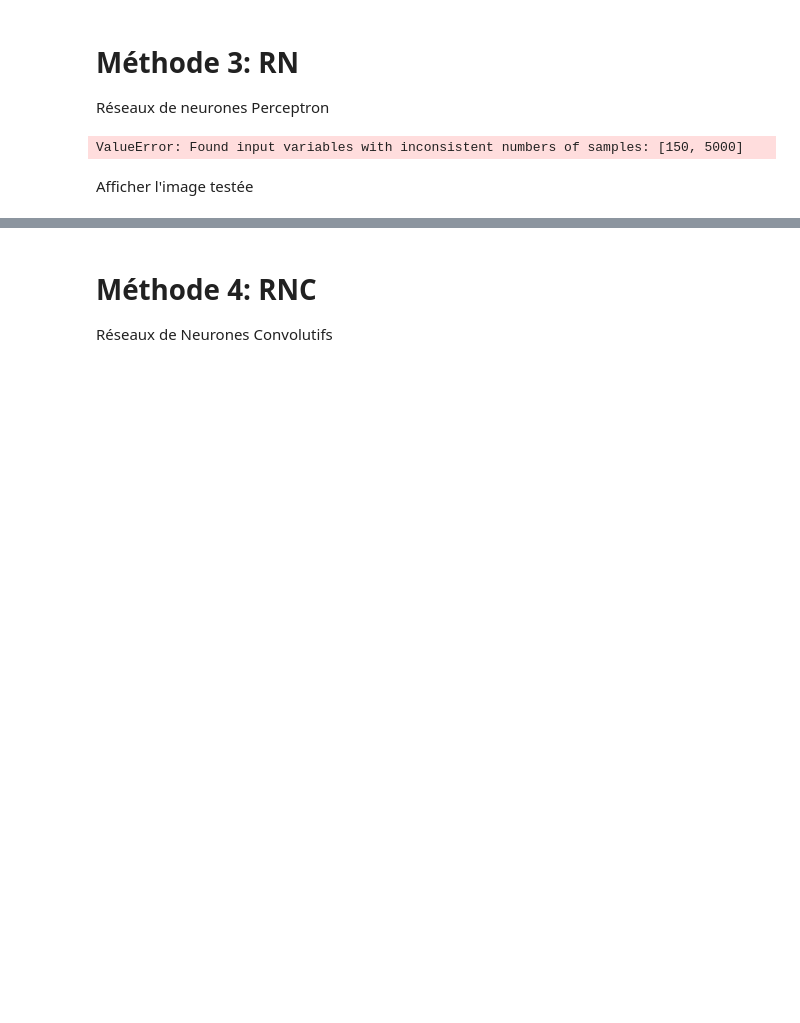
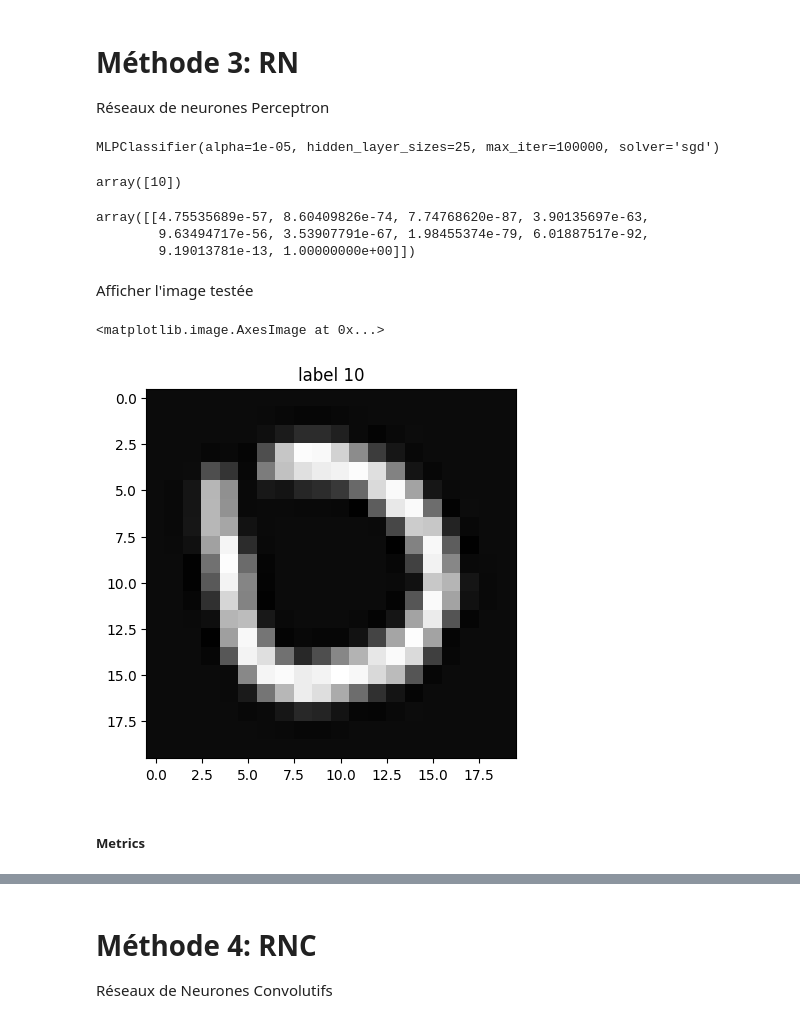
Before and after one commit to sarahmoussaoui/TP-Reseaux-de-Neurones, a Jupyter notebook: TP1/TP 1.ipynb, the cells around one changed output, grey strips where cells are left out. Cells and saved outputs as stored; diff of their text form; code cells hidden in the pictures; blank space fills up the shorter version.

```diff
--- a/TP1/TP 1.ipynb
+++ b/TP1/TP 1.ipynb
@@ -774,22 +682,33 @@ plt.imshow(a,cmap='gray')
 Réseaux de neurones Perceptron
 # %%
 model = MLPClassifier(solver='sgd', alpha=1e-5, hidden_layer_sizes=(25),max_iter=100000)
-Xt, Xtt, Yt, Ytt = train_test_split(X, Y, random_state=0, test_size=0.7)
-model.fit(Xt, Yt)
+X_train, X_train, Y_train, Y_train = train_test_split(X, Y, random_state=0, test_size=0.7)
+model.fit(X_train, Y_train)
 # %% [output]
-ValueError: Found input variables with inconsistent numbers of samples: [150, 5000]
+MLPClassifier(alpha=1e-05, hidden_layer_sizes=25, max_iter=100000, solver='sgd')
 # %%
 # Choisir un image de test
 c=0
 # %%
-model.predict([Xtt[c,:]])
+model.predict([X_train[c,:]])
+# %% [output]
+array([10])
 # %%
 # pour ROC, il faudra les probabilités:
-model.predict_proba([Xtt[c,:]])
+model.predict_proba([X_train[c,:]])
+# %% [output]
+array([[4.75535689e-57, 8.60409826e-74, 7.74768620e-87, 3.90135697e-63,
+        9.63494717e-56, 3.53907791e-67, 1.98455374e-79, 6.01887517e-92,
+        9.19013781e-13, 1.00000000e+00]])
 # %% [markdown]
 Afficher l'image testée
 # %%
-a = Xtt[c,:].reshape((20, 20))
+a = X_train[c,:].reshape((20, 20))
 a=np.transpose(a)
-plt.title('label '+ str(Ytt[c]))
+plt.title('label '+ str(Y_train[c]))
 plt.imshow(a,cmap='gray')
+# %% [output]
+<matplotlib.image.AxesImage at 0x...>
+[figure, added]
+# %% [markdown]
+##### Metrics
```
Also changed, not shown: parts of 26 cells of this notebook.
